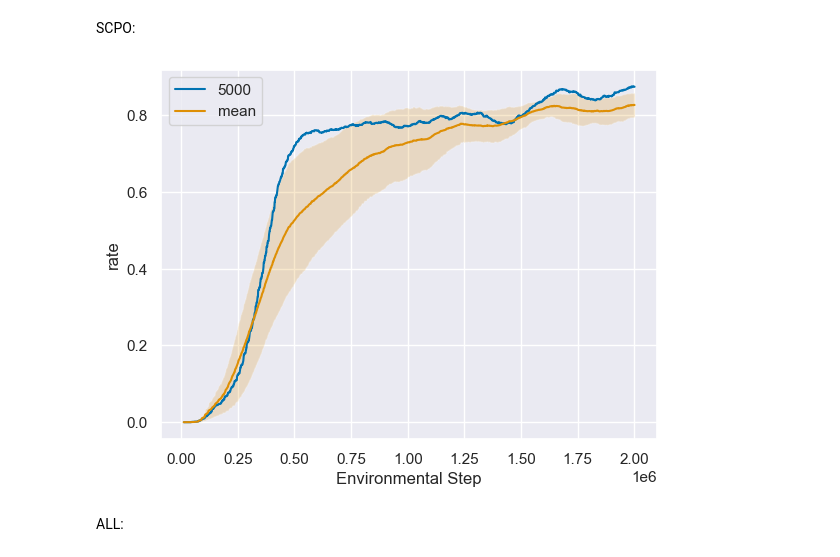
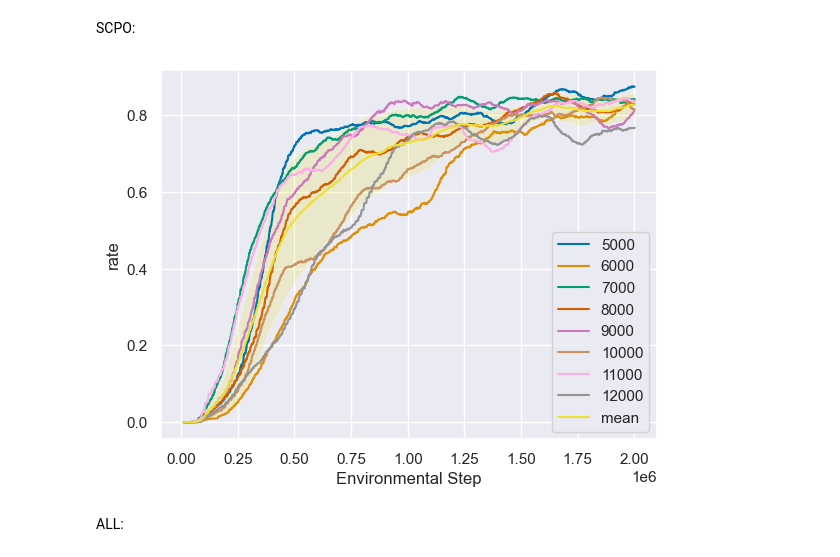
Before and after one commit to jimmydengpeng/MARLPO, a Jupyter notebook: plot2.ipynb, the cells around one changed output. Saved outputs shown, nothing was run; the diff lists cells and outputs as text; code cells hidden in the pictures.

```diff
--- a/plot2.ipynb
+++ b/plot2.ipynb
@@ -104,9 +104,9 @@ for i, d in enumerate(copo_dirs):
 SCPO:
 # %%
 scpo_dir = 'exp_SCPO/SUCCESS/SCPO_Inter_30agents_2M_(8workers)_2e6_8seeds'
-plot_sep_mean(scpo_dir, seeds=[5000])
+plot_sep_mean(scpo_dir, )
 # %% [output]
-[figure, old version]
+[figure, new version]
 # %% [markdown]
 ALL:
 # %%
```
Also changed, not shown: 17 other files.
